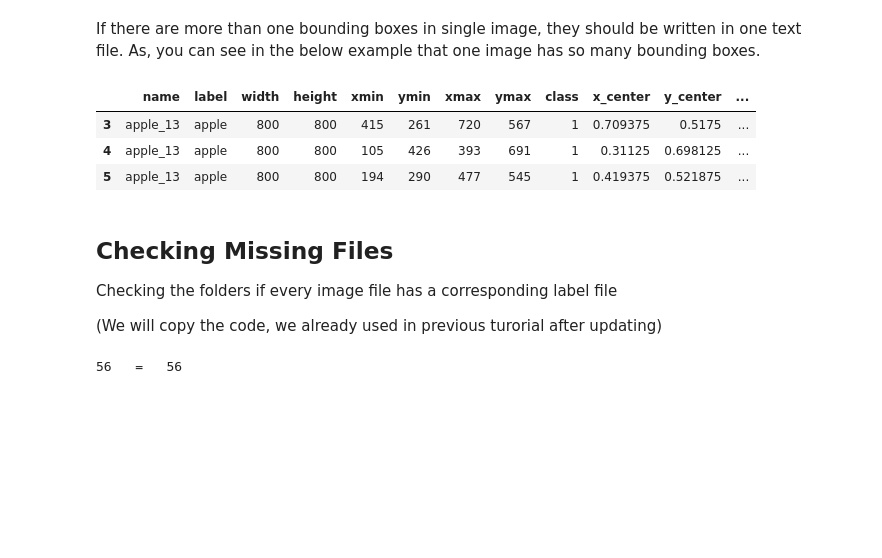
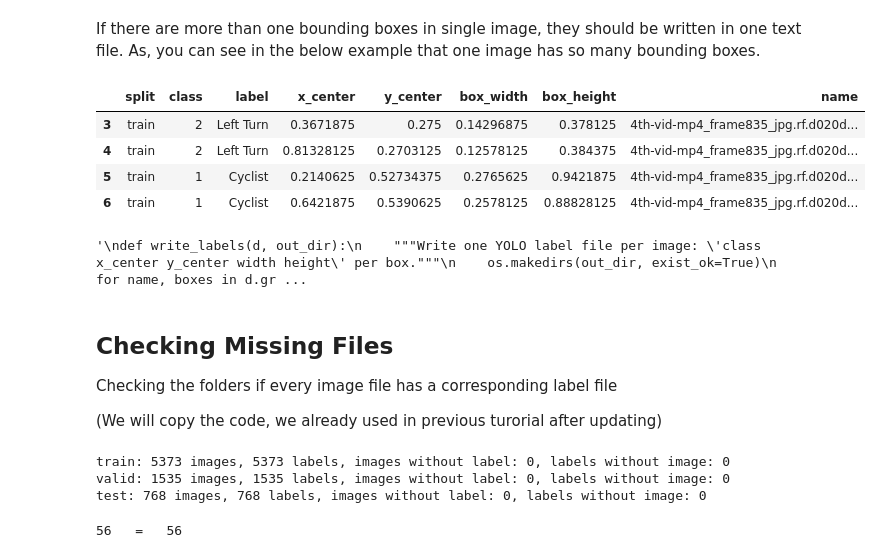
Before and after one commit to RileySchina/Computer-Vision-Project-Hyperparameter, a Jupyter notebook: ComputerVisionProject.ipynb, the cells around one changed output. Saved outputs shown, nothing was run; the diff lists cells and outputs as text; code cells hidden in the pictures; blank space fills up the shorter version.

```diff
--- a/ComputerVisionProject.ipynb
+++ b/ComputerVisionProject.ipynb
@@ -384,12 +383,0 @@ convertig the bounding box format to the one required by YOLO:
-# %%
-# Training data
-train_df['x_center'] = (train_df['xmin']+train_df['xmax'])/(2*train_df["width"])
-train_df['y_center'] = (train_df['ymin']+train_df['ymax'])/(2*train_df["height"])
-train_df['box_width'] = (train_df['xmax']-train_df['xmin'])/ train_df["width"]
-train_df['box_height'] = (train_df['ymax']-train_df['ymin'])/train_df["height"]
-
-#Validation data
-val_df['x_center'] = (val_df['xmin']+val_df['xmax'])/(2*val_df["width"])
-val_df['y_center'] = (val_df['ymin']+val_df['ymax'])/(2*val_df["height"])
-val_df['box_width'] = (val_df['xmax']-val_df['xmin'])/ val_df["width"]
-val_df['box_height'] = (val_df['ymax']-val_df['ymin'])/val_df["height"]
@@ -407,13 +386,17 @@ Deleting all the sample with Nan values in training and validation data
 # %%
 #training
 print("before deleting (train data): " , train_df.shape)
-train_df.replace([np.inf, -np.inf], np.nan, inplace=True)
-train_df.dropna(inplace=True)
+
+train_df = train_df.replace([np.inf, -np.inf], np.nan).dropna()
 print("after deleting(train_data): " ,train_df.shape)
 
 #validation
 print("before deleting (val data): " , val_df.shape)
-val_df.replace([np.inf, -np.inf], np.nan, inplace=True)
-val_df.dropna(inplace=True)
+val_df   = val_df.replace([np.inf, -np.inf], np.nan).dropna()
 print("after deleting(val data): " , val_df.shape)
+
+#test
+print("before deleting (test data): " , test_df.shape)
+test_df   = test_df.replace([np.inf, -np.inf], np.nan).dropna()
+print("after deleting(val data): " , test_df.shape)
 # %% [output]
@@ -430,9 +416,10 @@ val_df = val_df.astype(str)
 If there are more than one bounding boxes in single image, they should be written in one text file. As, you can see in the below example that one image has so many bounding boxes.
 # %%
 filtered_df = train_df[train_df['name'] == train_df["name"][3]]
-(filtered_df.head(15))
+(filtered_df.head(10))
 # %% [output]
-|  | name | label | width | height | xmin | ymin | xmax | ymax | class | x_center | y_center | ... |
-| 3 | apple_13 | apple | 800 | 800 | 415 | 261 | 720 | 567 | 1 | 0.709375 | 0.5175 | ... |
-| 4 | apple_13 | apple | 800 | 800 | 105 | 426 | 393 | 691 | 1 | 0.31125 | 0.698125 | ... |
-| 5 | apple_13 | apple | 800 | 800 | 194 | 290 | 477 | 545 | 1 | 0.419375 | 0.521875 | ... |
+|  | split | class | label | x_center | y_center | box_width | box_height | name |
+| 3 | train | 2 | Left Turn | 0.3671875 | 0.275 | 0.14296875 | 0.378125 | 4th-vid-mp4_frame835_jpg.rf.d020d... |
+| 4 | train | 2 | Left Turn | 0.81328125 | 0.2703125 | 0.12578125 | 0.384375 | 4th-vid-mp4_frame835_jpg.rf.d020d... |
+| 5 | train | 1 | Cyclist | 0.2140625 | 0.52734375 | 0.2765625 | 0.9421875 | 4th-vid-mp4_frame835_jpg.rf.d020d... |
+| 6 | train | 1 | Cyclist | 0.6421875 | 0.5390625 | 0.2578125 | 0.88828125 | 4th-vid-mp4_frame835_jpg.rf.d020d... |
@@ -475,3 +426,26 @@ for name in unique_names:
+# %%
+#only need it if we have multiple txt per image
+'''
+def write_labels(d, out_dir):
+    """Write one YOLO label file per image: 'class x_center y_center width height' per box."""
+    os.makedirs(out_dir, exist_ok=True)
+    for name, boxes in d.groupby('name'):
+        lines = [
+            f"{int(r['class'])} {r['x_center']:.6f} {r['y_center']:.8f} "
+            f"{r['box_width']:.6f} {r['box_height']:.6f}"
+            for _, r in boxes.iterrows()
+        ]
+        with open(os.path.join(out_dir, f'{name}.txt'), 'w') as f:
+            f.write("\n".join(lines))
+
+tables = {'train': train_df, 'valid': val_df, 'test': test_df}
+
+for split, d in tables.items():
+    write_labels(d, os.path.join(label_dir, split))
+    print(f"{split}: wrote {d['name'].nunique()} label files")
+'''
+# %% [output]
+'\ndef write_labels(d, out_dir):\n    """Write one YOLO label file per image: \'class x_center y_center width height\' per box."""\n    os.makedirs(out_dir, exist_ok=True)\n    for name, boxes in d.gr ...
 # %% [markdown]
 ## Checking Missing Files
 
@@ -497,3 +456,18 @@ label_files_val = {file.split("/")[-1].split(".")[0] for file in val_labels}
+# %%
+def stems(folder, pattern):
+    return {os.path.splitext(os.path.basename(f))[0]
+            for f in glob.glob(os.path.join(folder, pattern))}
+
+for split in ['train', 'valid', 'test']:
+    images = stems(f'{data_dir}/{split}/images', '*.jpg')
+    labels = stems(f'{data_dir}/{split}/labels', '*.txt')
+    print(f"{split}: {len(images)} images, {len(labels)} labels, "
+          f"images without label: {len(images - labels)}, "
+          f"labels without image: {len(labels - images)}")
+# %% [output]
+train: 5373 images, 5373 labels, images without label: 0, labels without image: 0
+valid: 1535 images, 1535 labels, images without label: 0, labels without image: 0
+test: 768 images, 768 labels, images without label: 0, labels without image: 0
 # %%
 print(len(image_files_val), "  =  ", len(label_files_val))
 # %% [output]
```
Also changed, not shown: parts of 9 cells of this notebook.
